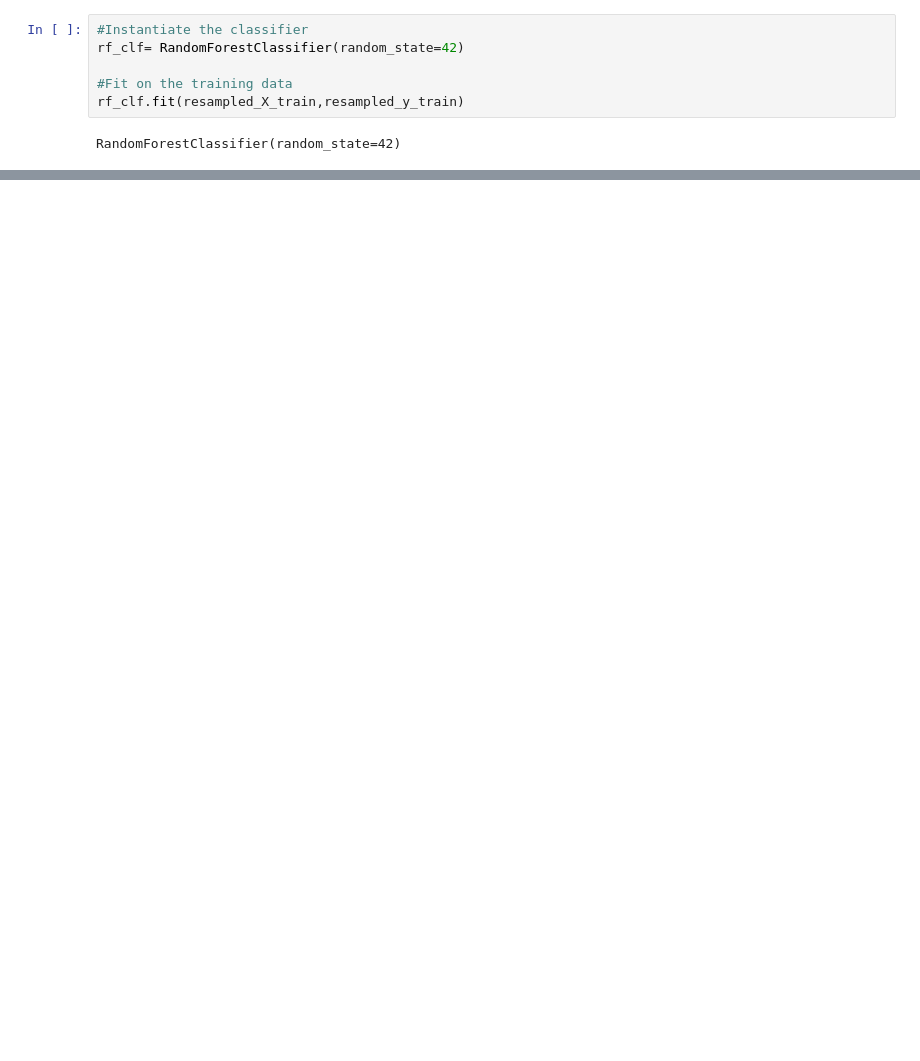
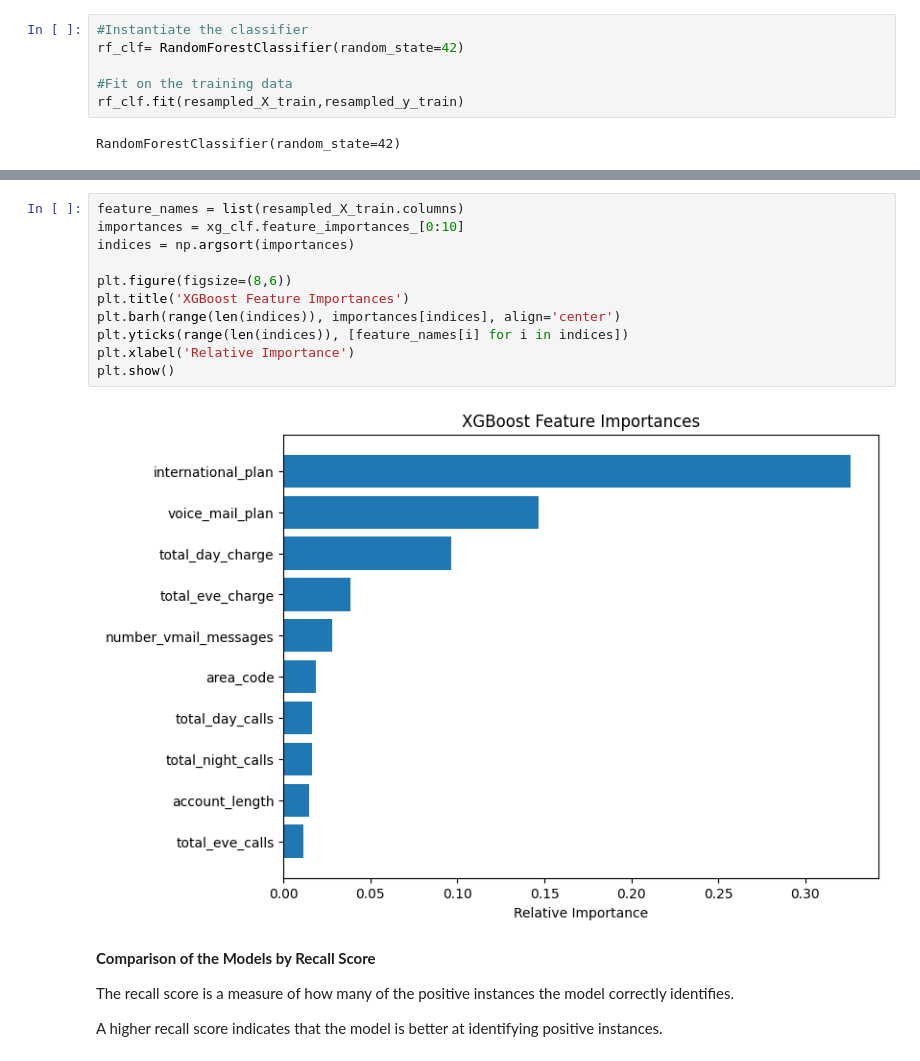
Before and after one commit to JoanwaMaina/Classification-Model, a Jupyter notebook: Customer_Churn_Predictor_Model.ipynb, the cells around one changed output, grey strips where cells are left out. Cells and saved outputs as stored; diff of their text form; blank space fills up the shorter version.

Commit message:
Final model

```diff
--- a/Customer_Churn_Predictor_Model.ipynb
+++ b/Customer_Churn_Predictor_Model.ipynb
@@ -1201,0 +1124,19 @@ plt.show()
+# %%
+feature_names = list(resampled_X_train.columns)
+importances = xg_clf.feature_importances_[0:10]
+indices = np.argsort(importances)
+
+plt.figure(figsize=(8,6))
+plt.title('XGBoost Feature Importances')
+plt.barh(range(len(indices)), importances[indices], align='center')
+plt.yticks(range(len(indices)), [feature_names[i] for i in indices])
+plt.xlabel('Relative Importance')
+plt.show()
+# %% [output]
+[figure, added]
+# %% [markdown]
+**Comparison of the Models by Recall Score**
+
+The recall score is a measure of how many of the positive instances the model correctly identifies.
+
+A higher recall score indicates that the model is better at identifying positive instances.
```
Also changed, not shown: parts of 67 cells of this notebook.
